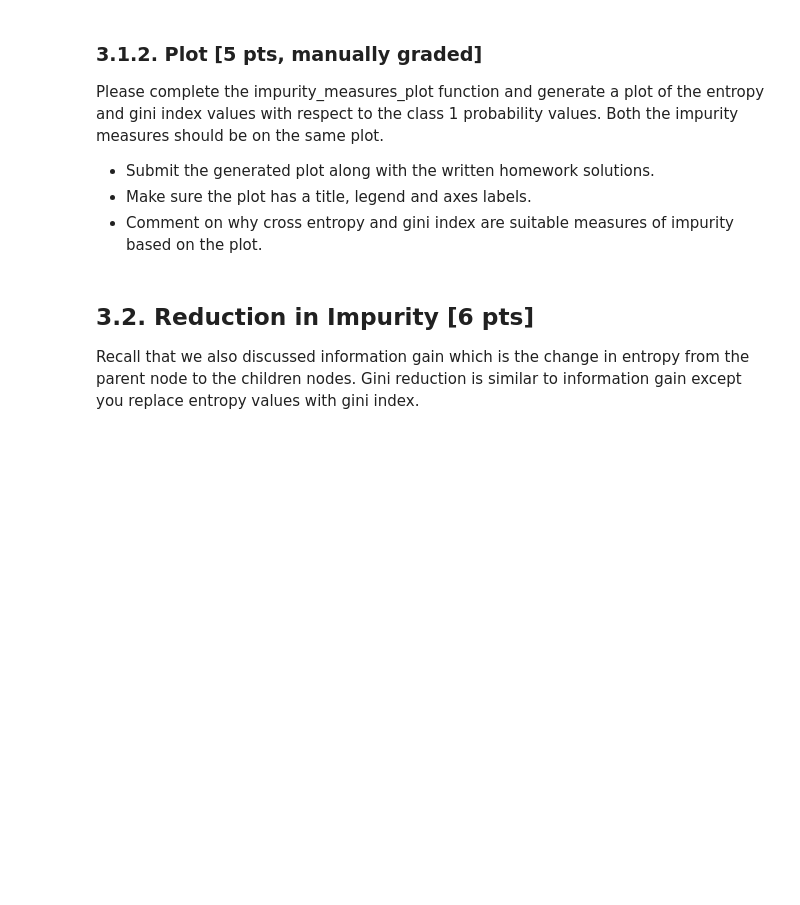
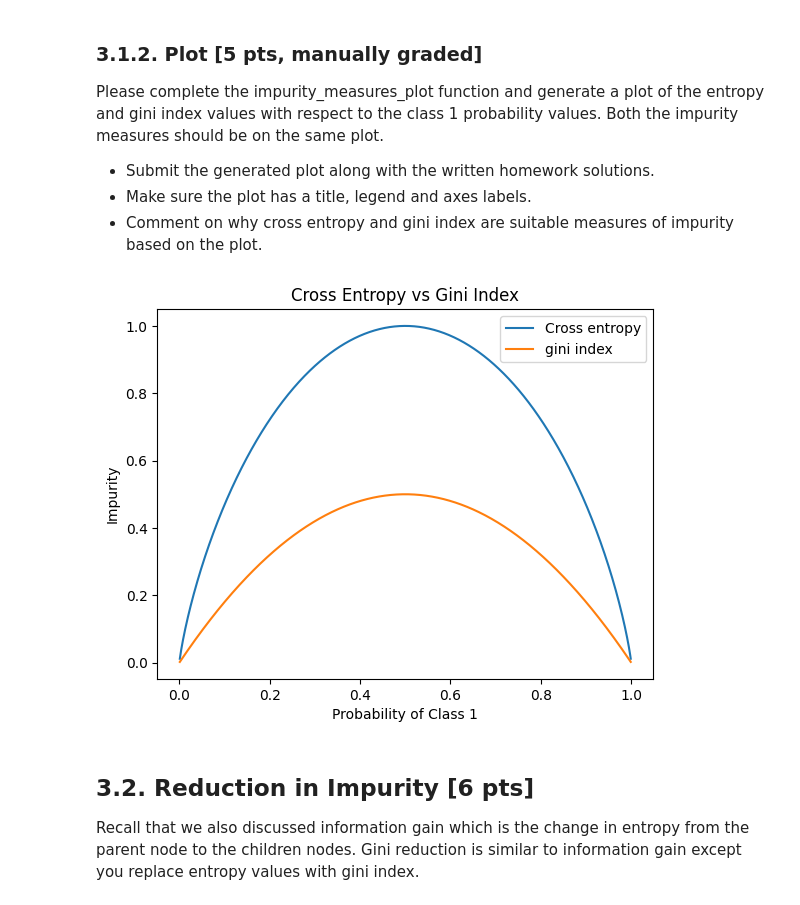
Before and after one commit to BeiKuoOoOo/CIS519, a Jupyter notebook: hw3_coding.ipynb, the cells around one changed output. Drawn from its saved outputs; the diff is of its cells as text; code cells hidden in the pictures; blank space fills up the shorter version.

```diff
--- a/hw3_coding.ipynb
+++ b/hw3_coding.ipynb
@@ -863,7 +879,7 @@ def cross_entropy(prob_class1):
 
     # TODO:
     #### Student code starts ####
-
+    return -prob_class1 * np.log2(prob_class1) - (1-prob_class1) * np.log2(1-prob_class1)
     #### Student code ends ####
 
 assert cross_entropy(0.5) == 1
@@ -897,7 +917,7 @@ def gini_index(prob_class1):
 
     # TODO:
     #### Student code starts ####
-
+    return prob_class1 * (1-prob_class1) + prob_class1 * (1-prob_class1)
     #### Student code ends ####
 
 assert gini_index(0.5) == 0.5
@@ -915,28 +939,37 @@ Please complete the impurity_measures_plot function and generate a plot of the e
 # %%
 def impurity_measures_plot():
 
     '''
     Plots the cross entropy and gini index values with respect to the probability values of class 1.
 
     Args:
 
     Returns:
 
     Notes:
         1. Please do not change the provided code
         2. Both cross entropy and gini index should be on the same scatter plot
     '''
 
     prob_class1_arr = np.arange(1, 1000)/1000
     ce_arr = np.array([cross_entropy(p) for p in prob_class1_arr])
     gi_arr = np.array([gini_index(p) for p in prob_class1_arr])
 
     # TODO:
     #### Student code starts ####
-
+    plt.figure()
+    plt.plot(prob_class1_arr, ce_arr, label = 'Cross entropy')
+    plt.plot(prob_class1_arr, gi_arr, label = 'gini index')
+    plt.xlabel('Probability of Class 1')
+    plt.ylabel('Impurity')
+    plt.title('Cross Entropy vs Gini Index')
+    plt.legend()
+    plt.show()
     #### Student code ends ####
 
 impurity_measures_plot()
+# %% [output]
+[figure, added]
 # %% [markdown]
 ## **3.2. Reduction in Impurity [6 pts]**
 
```
Also changed, not shown: parts of 21 cells of this notebook.
